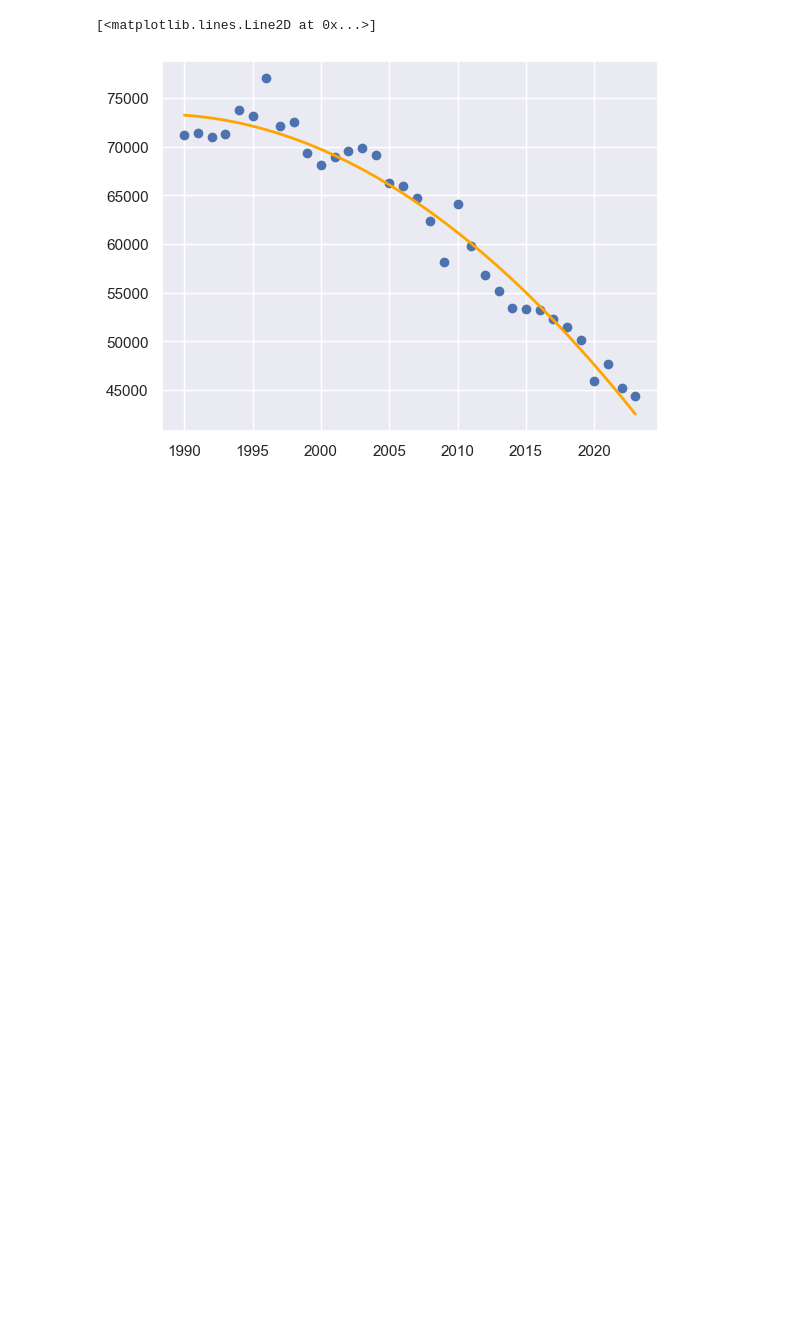
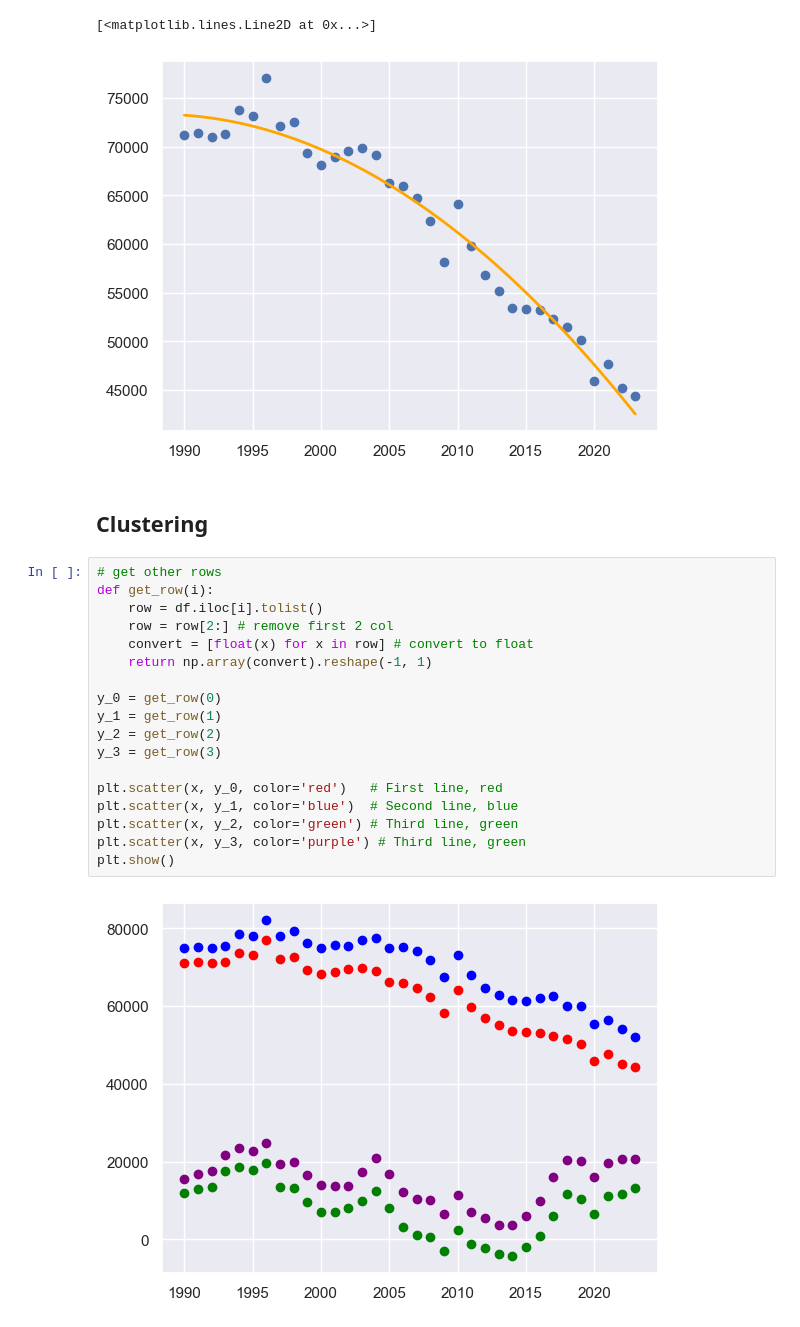
Before and after one commit to clementpickel/DSP_Assignement, a Jupyter notebook: Assignement2/Assignement2_group4.ipynb, the cells around one changed output. Saved outputs shown, nothing was run; the diff lists cells and outputs as text; blank space fills up the shorter version.

Commit message:
Add clustering

```diff
--- a/Assignement2/Assignement2_group4.ipynb
+++ b/Assignement2/Assignement2_group4.ipynb
@@ -119,3 +119,25 @@ plt.plot(x, yfit, color='orange', lw=2)
 # %% [output]
 [<matplotlib.lines.Line2D at 0x...>]
 [figure]
+# %% [markdown]
+## Clustering
+# %%
+# get other rows
+def get_row(i):
+    row = df.iloc[i].tolist()
+    row = row[2:] # remove first 2 col
+    convert = [float(x) for x in row] # convert to float
+    return np.array(convert).reshape(-1, 1)
+
+y_0 = get_row(0)
+y_1 = get_row(1)
+y_2 = get_row(2)
+y_3 = get_row(3)
+
+plt.scatter(x, y_0, color='red')   # First line, red
+plt.scatter(x, y_1, color='blue')  # Second line, blue
+plt.scatter(x, y_2, color='green') # Third line, green
+plt.scatter(x, y_3, color='purple') # Third line, green
+plt.show()
+# %% [output]
+[figure, added]
```
Also changed, not shown: parts of 7 cells of this notebook.
